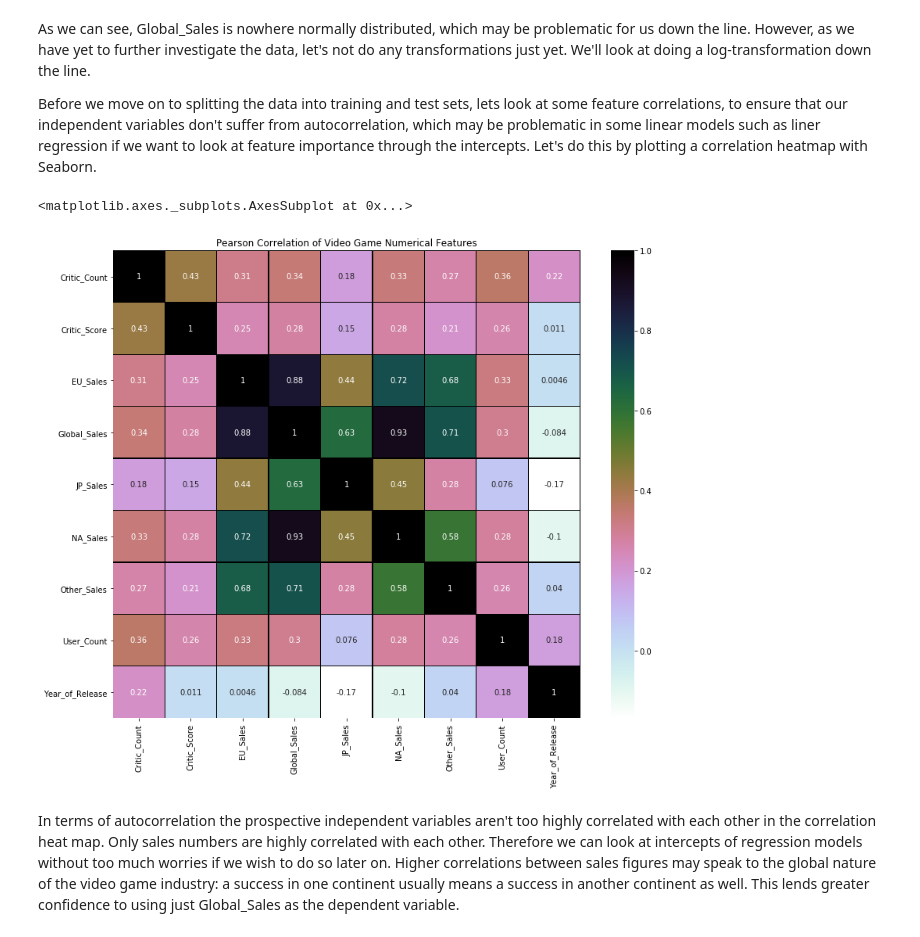
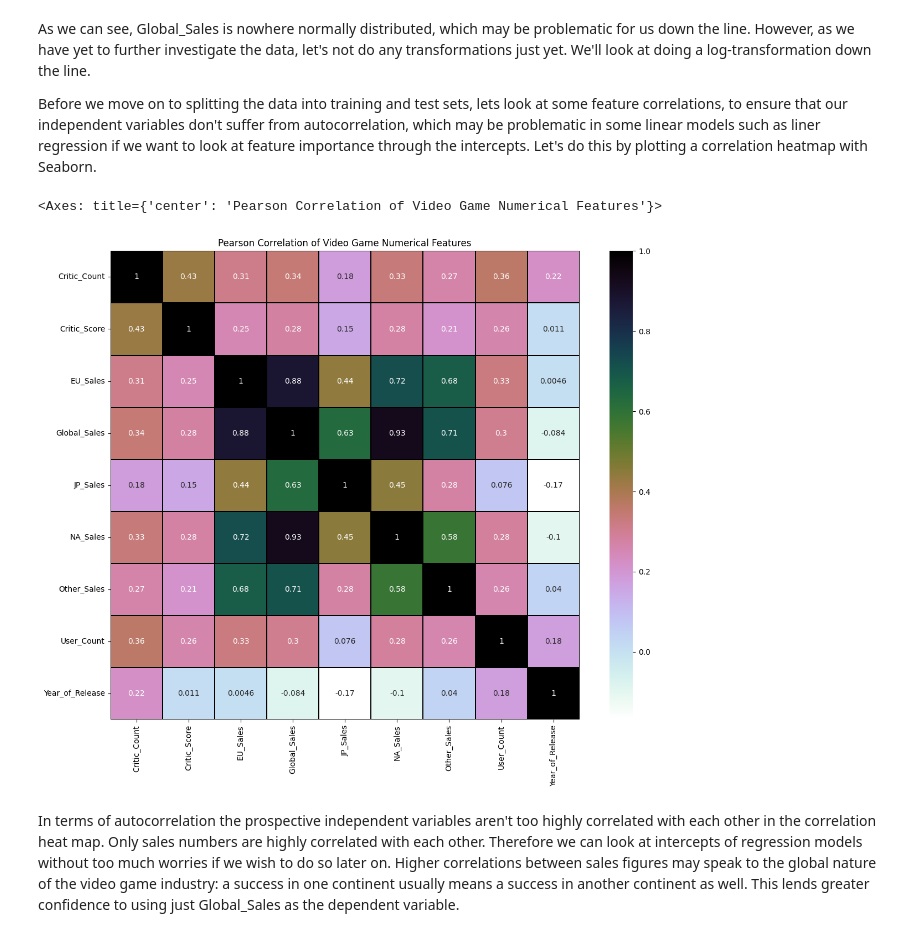
Before and after one commit to ubaid-shah/vg_sales_forecasting, a Jupyter notebook: experiment/forecasting-video-game-sales.ipynb, the cells around one changed output. Saved outputs shown, nothing was run; the diff lists cells and outputs as text; code cells hidden in the pictures.

```diff
--- a/experiment/forecasting-video-game-sales.ipynb
+++ b/experiment/forecasting-video-game-sales.ipynb
@@ -135,21 +143,21 @@ As we can see, Global_Sales is nowhere normally distributed, which may be proble
 Before we move on to splitting the data into training and test sets, lets look at some feature correlations, to ensure that our independent variables don't suffer from autocorrelation, which may be problematic in some linear models such as liner regression if we want to look at feature importance through the intercepts. Let's do this by plotting a correlation heatmap with Seaborn.
 # %%
 str_list = [] # empty list to contain columns with strings (words)
-for colname, colvalue in data.iteritems():
+for colname, colvalue in data.items():
     if type(colvalue[2]) == str:
          str_list.append(colname)
 # Get to the numeric columns by inversion
 num_list = data.columns.difference(str_list)
 # Create Dataframe containing only numerical features
 data_num = data[num_list]
 f, ax = plt.subplots(figsize=(14, 11))
 plt.title('Pearson Correlation of Video Game Numerical Features')
 # Draw the heatmap using seaborn
 sns.heatmap(data_num.astype(float).corr(),linewidths=0.25,vmax=1.0,
             square=True, cmap="cubehelix_r", linecolor='k', annot=True)
 # %% [output]
-<matplotlib.axes._subplots.AxesSubplot at 0x...>
+<Axes: title={'center': 'Pearson Correlation of Video Game Numerical Features'}>
-[figure, old version]
+[figure, new version]
 # %% [markdown]
 In terms of autocorrelation the prospective independent variables aren't too highly correlated with each other in the correlation heat map. Only sales numbers are highly correlated with each other. Therefore we can look at intercepts of regression models without too much worries if we wish to do so later on. Higher correlations between sales figures may speak to the global nature of the video game industry: a success in one continent usually means a success in another continent as well. This lends greater confidence to using just Global_Sales as the dependent variable.
 # %% [markdown]
```
Also changed, not shown: parts of 14 cells of this notebook, 19 other files.
